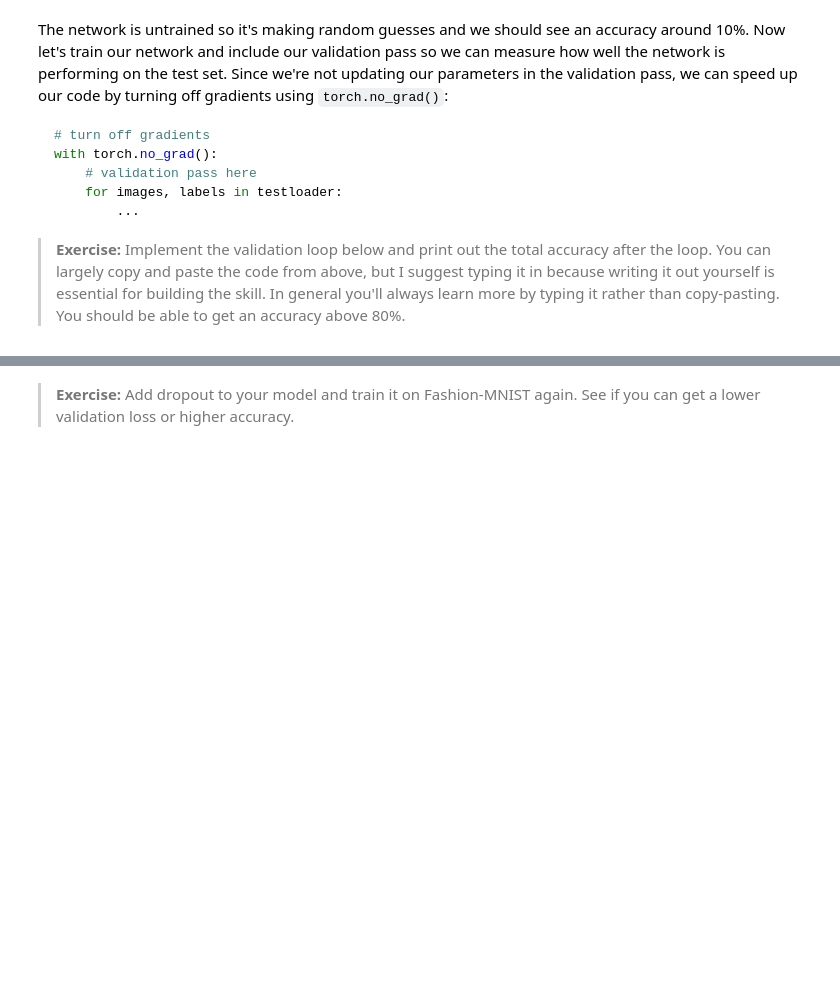
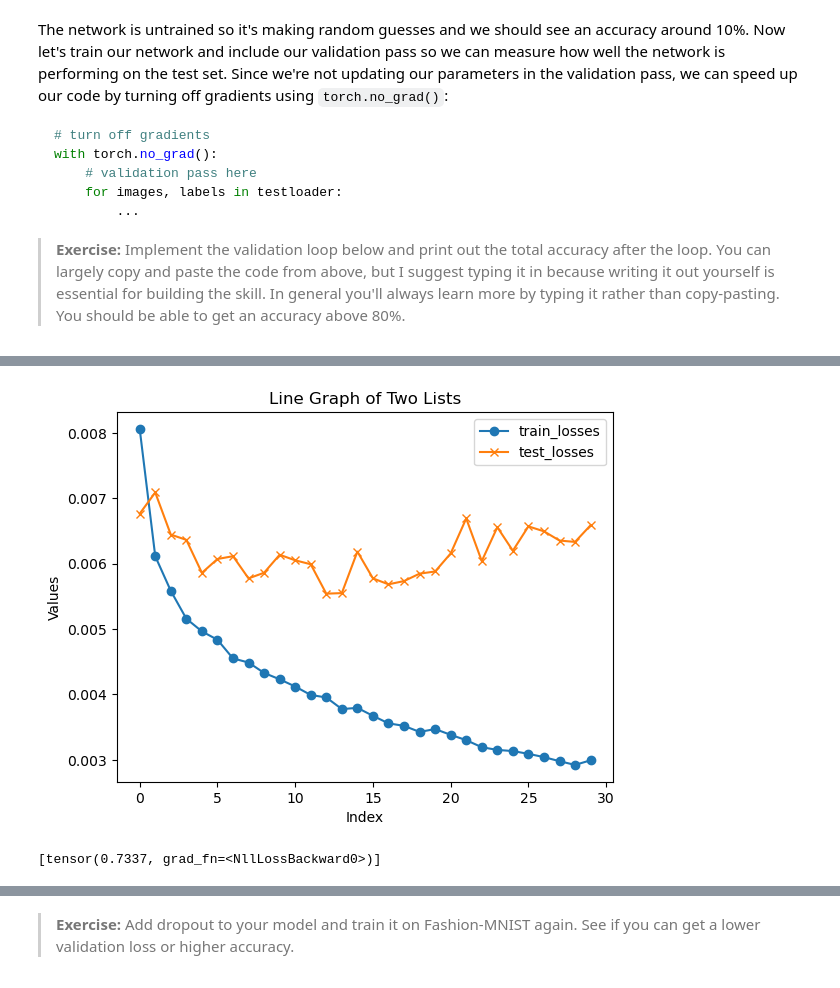
Before and after one commit to adelsakkir/DeepLearning_Pytorch, a Jupyter notebook: intro-to-pytorch/Part 5 - Inference and Validation (Exercises).ipynb, the cells around one changed output, grey strips where cells are left out. Saved outputs shown, nothing was run; the diff lists cells and outputs as text; code cells hidden in the pictures; blank space fills up the shorter version.

```diff
--- a/intro-to-pytorch/Part 5 - Inference and Validation (Exercises).ipynb
+++ b/intro-to-pytorch/Part 5 - Inference and Validation (Exercises).ipynb
@@ -141,0 +249,28 @@ for e in range(epochs):
+# %%
+import matplotlib.pyplot as plt
+
+# Example lists
+
+# Generate x-axis values (index of elements in lists)
+x_values = list(range(len(train_losses)))
+
+# Create the plot
+plt.plot(x_values, train_losses, label='train_losses', marker='o')
+plt.plot(x_values, test_losses, label='test_losses', marker='x')
+
+# Adding titles and labels
+plt.title('Line Graph of Two Lists')
+plt.xlabel('Index')
+plt.ylabel('Values')
+
+# Adding a legend
+plt.legend()
+
+# Display the plot
+plt.show()
+# %% [output]
+[figure, added]
+# %%
+test_losses
+# %% [output]
+[tensor(0.7337, grad_fn=<NllLossBackward0>)]
```
Also changed, not shown: parts of 17 cells of this notebook, 3 other files.
